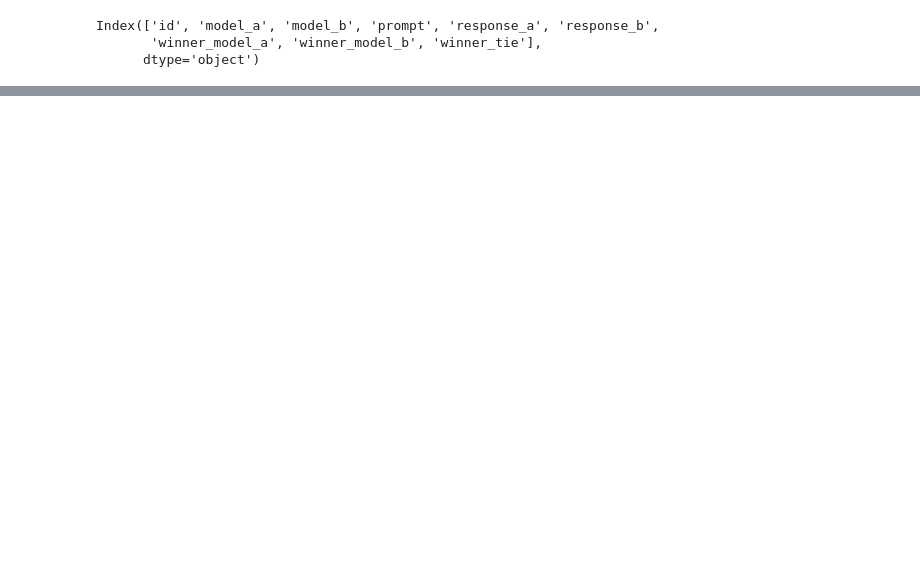
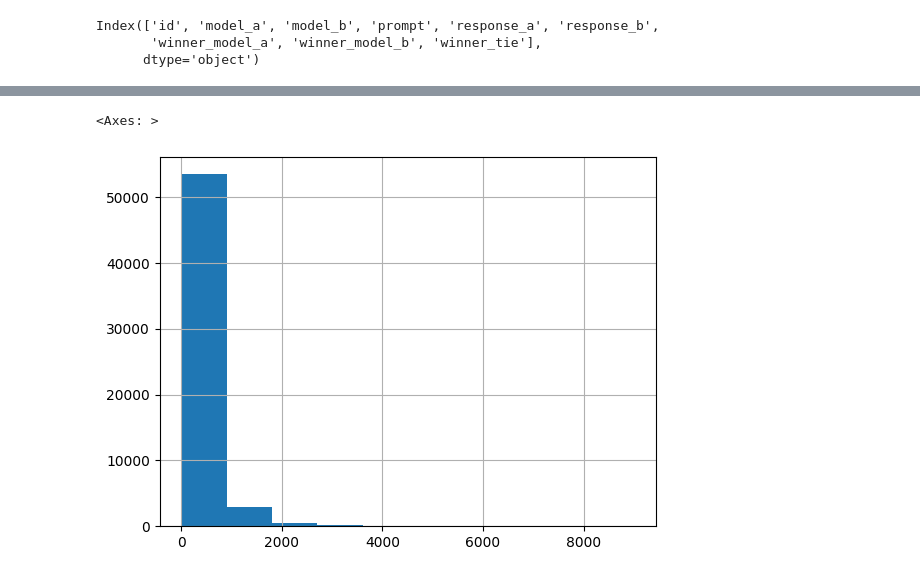
Before and after one commit to kirill-yatsy/LMSYS, a Jupyter notebook: notebooks/preparing_data_frame.ipynb, the cells around one changed output, grey strips where cells are left out. Drawn from its saved outputs; the diff is of its cells as text; code cells hidden in the pictures; blank space fills up the shorter version.

```diff
--- a/notebooks/preparing_data_frame.ipynb
+++ b/notebooks/preparing_data_frame.ipynb
@@ -42,0 +152,4 @@ df = df.apply(make_pairs, axis=1)
+# %%
+# destibution of len of pairrm
+df.left_tokens_len.hist()
+# %% [output]
@@ -43 +157,3 @@ df = df.apply(make_pairs, axis=1)
+<Axes: >
+[figure, added]
 # %%
```
Also changed, not shown: parts of 24 cells of this notebook, 5 other files.
